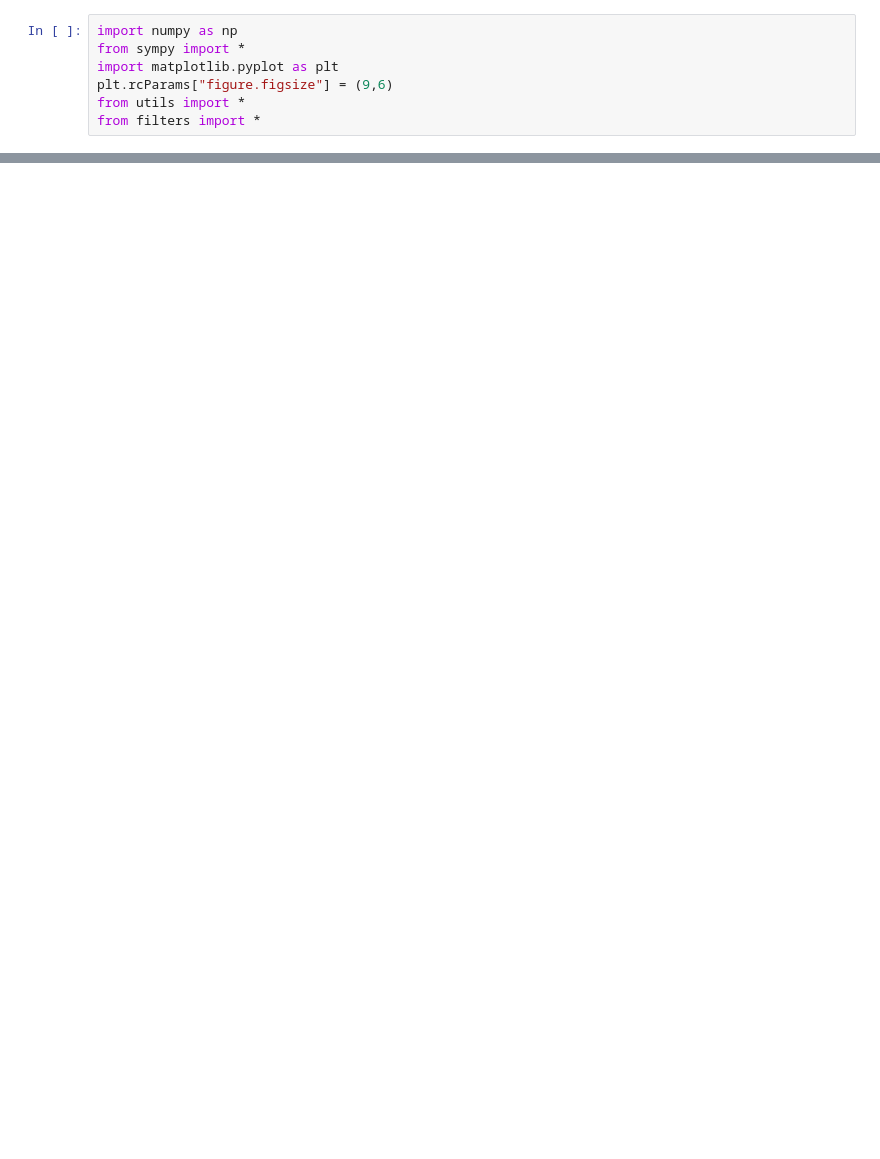
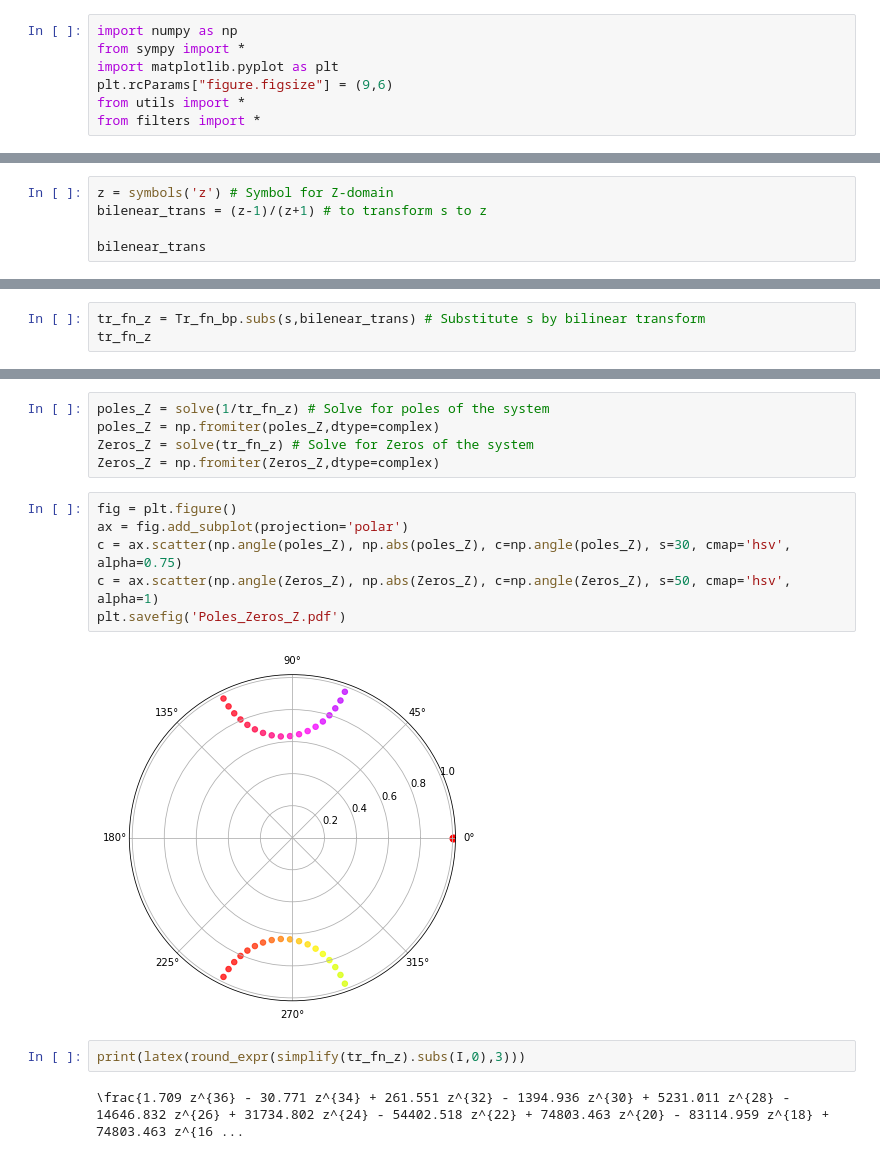
Before and after one commit to prateekgargX/DSP-Filter-Design, a Jupyter notebook: butterworth.ipynb, the cells around one changed output, grey strips where cells are left out. Cells and saved outputs as stored; diff of their text form; blank space fills up the shorter version.

```diff
--- a/butterworth.ipynb
+++ b/butterworth.ipynb
@@ -54,0 +189,5 @@ plt.savefig('Poles_s_domain.pdf')
+# %%
+z = symbols('z') # Symbol for Z-domain
+bilenear_trans = (z-1)/(z+1) # to transform s to z
+
+bilenear_trans
@@ -54,0 +196,3 @@ plt.savefig('Poles_s_domain.pdf')
+# %%
+tr_fn_z = Tr_fn_bp.subs(s,bilenear_trans) # Substitute s by bilinear transform
+tr_fn_z
@@ -54,0 +242,17 @@ plt.savefig('Poles_s_domain.pdf')
+# %%
+poles_Z = solve(1/tr_fn_z) # Solve for poles of the system
+poles_Z = np.fromiter(poles_Z,dtype=complex)
+Zeros_Z = solve(tr_fn_z) # Solve for Zeros of the system
+Zeros_Z = np.fromiter(Zeros_Z,dtype=complex)
+# %%
+fig = plt.figure()
+ax = fig.add_subplot(projection='polar')
+c = ax.scatter(np.angle(poles_Z), np.abs(poles_Z), c=np.angle(poles_Z), s=30, cmap='hsv', alpha=0.75)
+c = ax.scatter(np.angle(Zeros_Z), np.abs(Zeros_Z), c=np.angle(Zeros_Z), s=50, cmap='hsv', alpha=1)
+plt.savefig('Poles_Zeros_Z.pdf')
+# %% [output]
+[figure, added]
+# %%
+print(latex(round_expr(simplify(tr_fn_z).subs(I,0),3)))
+# %% [output]
+\frac{1.709 z^{36} - 30.771 z^{34} + 261.551 z^{32} - 1394.936 z^{30} + 5231.011 z^{28} - 14646.832 z^{26} + 31734.802 z^{24} - 54402.518 z^{22} + 74803.463 z^{20} - 83114.959 z^{18} + 74803.463 z^{16 ...
```
Also changed, not shown: parts of 20 cells of this notebook, 2 other files.
